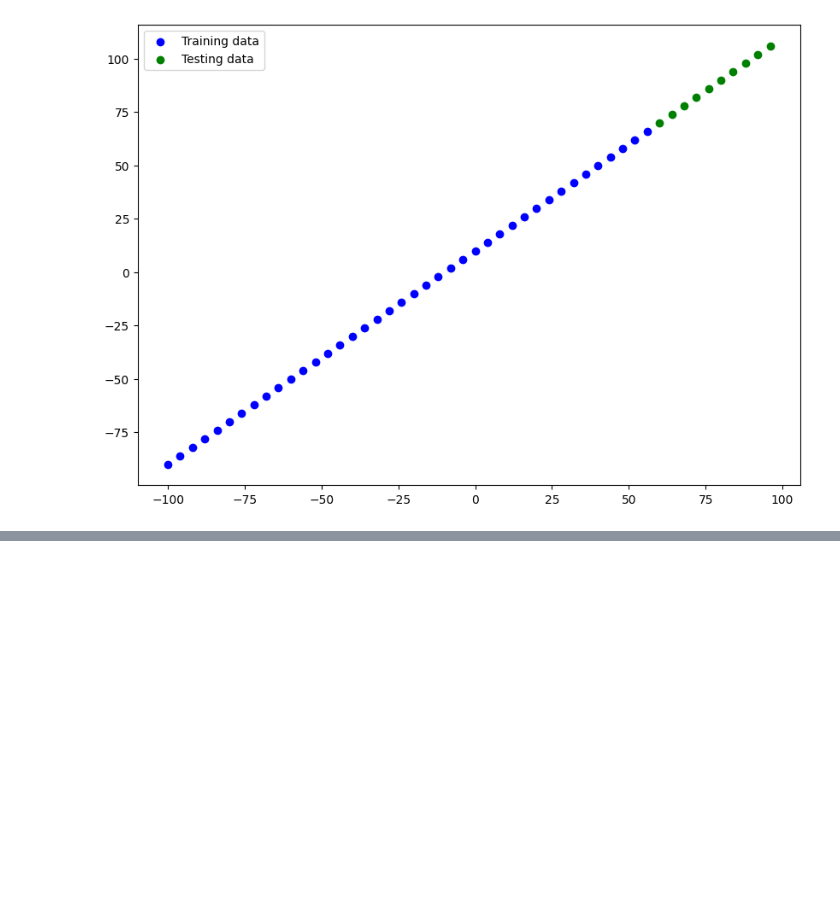
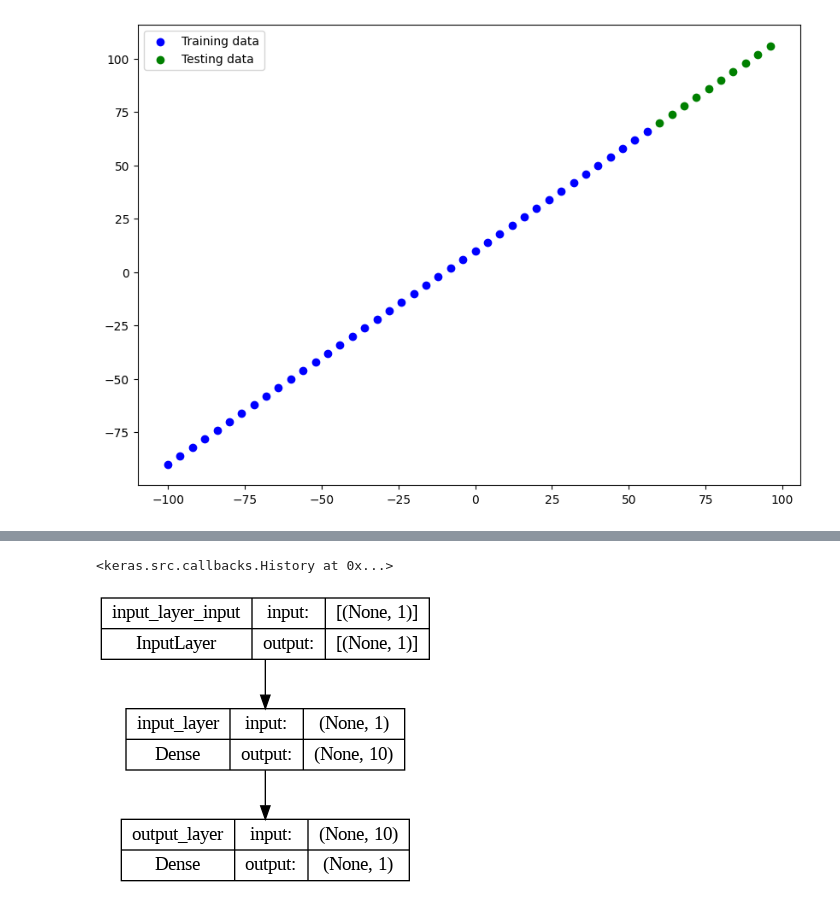
Before and after one commit to franciscoerramuspe/tensorflow_guide, a Jupyter notebook: 01_NN_regression.ipynb, the cells around one changed output, grey strips where cells are left out. Saved outputs shown, nothing was run; the diff lists cells and outputs as text; code cells hidden in the pictures; blank space fills up the shorter version.

```diff
--- a/01_NN_regression.ipynb
+++ b/01_NN_regression.ipynb
@@ -375,0 +434,15 @@ plt.legend()
+# %%
+# build a model that automatically builds by defining the input_shape argument
+tf.random.set_seed(42)
+
+#create model
+model = tf.keras.Sequential([
+    # the first value of the dense function affects the number of total params of the model
+    tf.keras.layers.Dense(10, input_shape=[1], name="input_layer"),
+    tf.keras.layers.Dense(1, name="output_layer")
+], name="trial_model_1")
+
+#2. compile model
+model.compile(loss=tf.keras.losses.mae,
+             optimizer=tf.keras.optimizers.SGD(),
+             metrics=["mae"])
@@ -375,0 +470,11 @@ plt.legend()
+# %%
+# fit model to training data, verbose = 0 hides the epochs description
+model.fit(X_train, y_train, epochs=100, verbose=0)
+# %% [output]
+<keras.src.callbacks.History at 0x...>
+# %%
+from tensorflow.keras.utils import plot_model
+
+plot_model(model=model, show_shapes=True)
+# %% [output]
+[figure, added]
```
Also changed, not shown: parts of 21 cells of this notebook.
